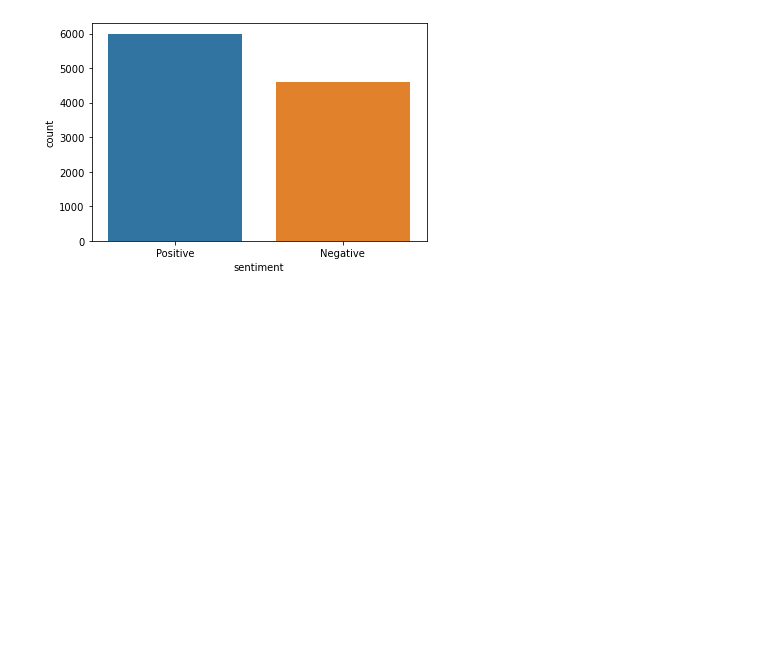
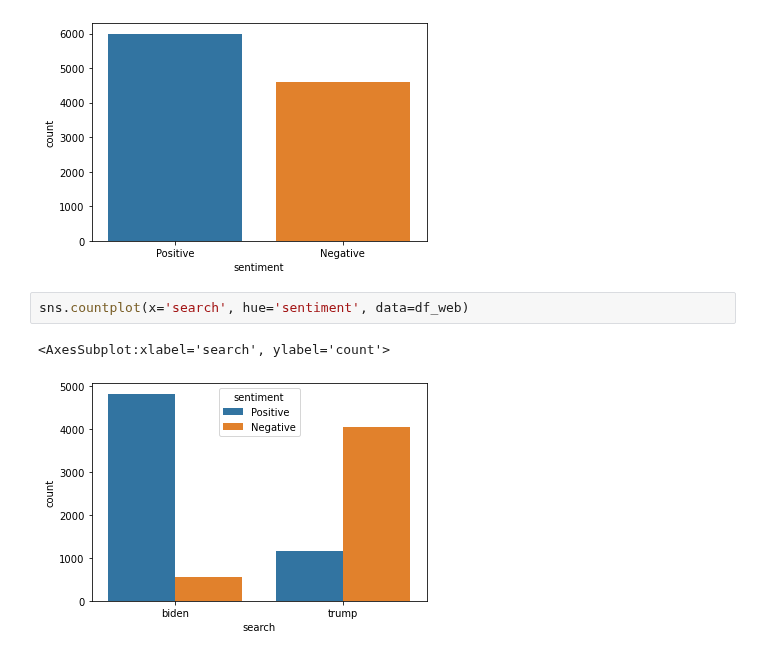
Before and after one commit to baptiste-pasquier/data_2A, a Jupyter notebook: model-semi.ipynb, the cells around one changed output. Saved outputs shown, nothing was run; the diff lists cells and outputs as text; blank space fills up the shorter version.

```diff
--- a/model-semi.ipynb
+++ b/model-semi.ipynb
@@ -596,6 +596,11 @@ sns.countplot(x='sentiment', data=df_web)
 plt.show()
 # %% [output]
 [figure]
+# %%
+sns.countplot(x='search', hue='sentiment', data=df_web)
+# %% [output]
+<AxesSubplot:xlabel='search', ylabel='count'>
+[figure, added]
 # %%
 print(f"Temps d'exécution total : {time.strftime('%H:%M:%S', time.gmtime(time.time()-t))}")
 # %% [output]
```
Also changed, not shown: parts of 14 cells of this notebook.
